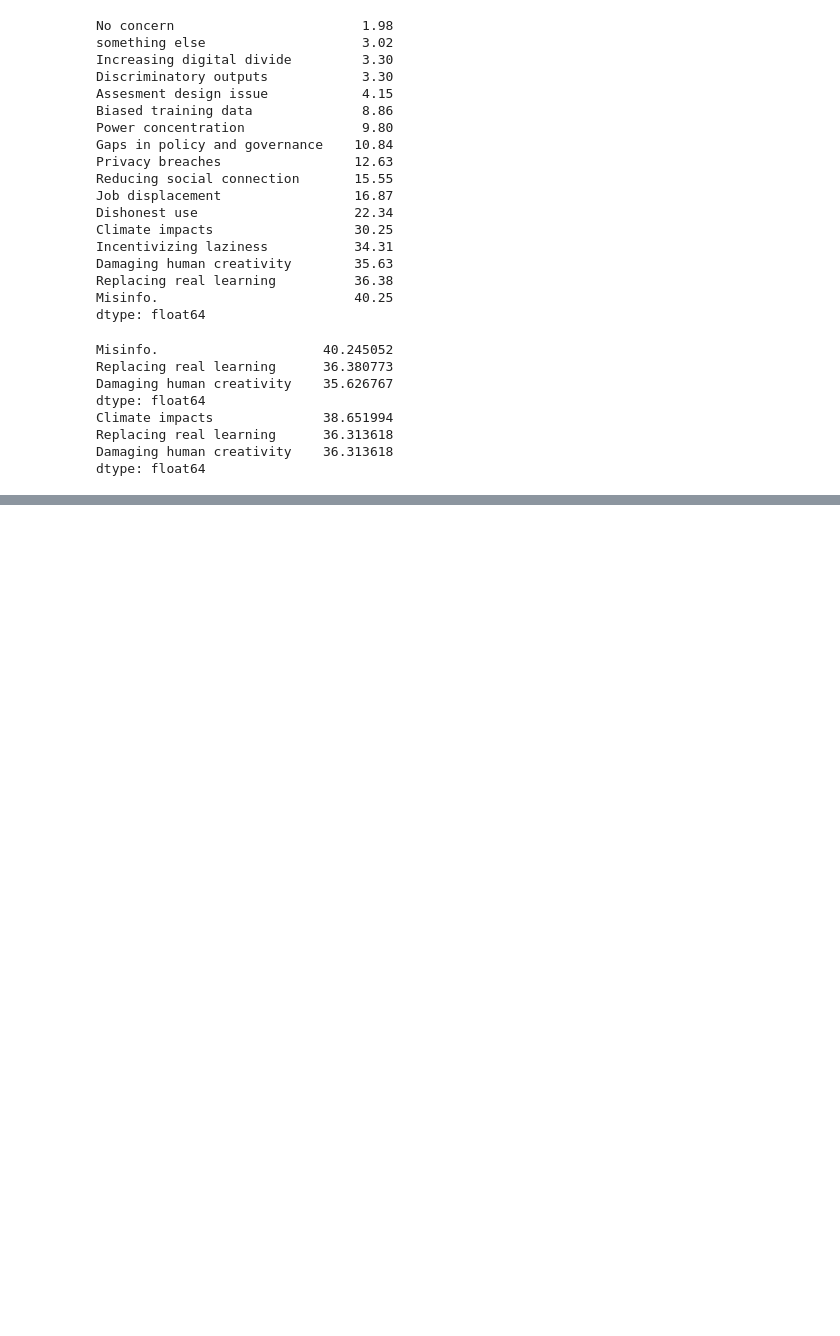
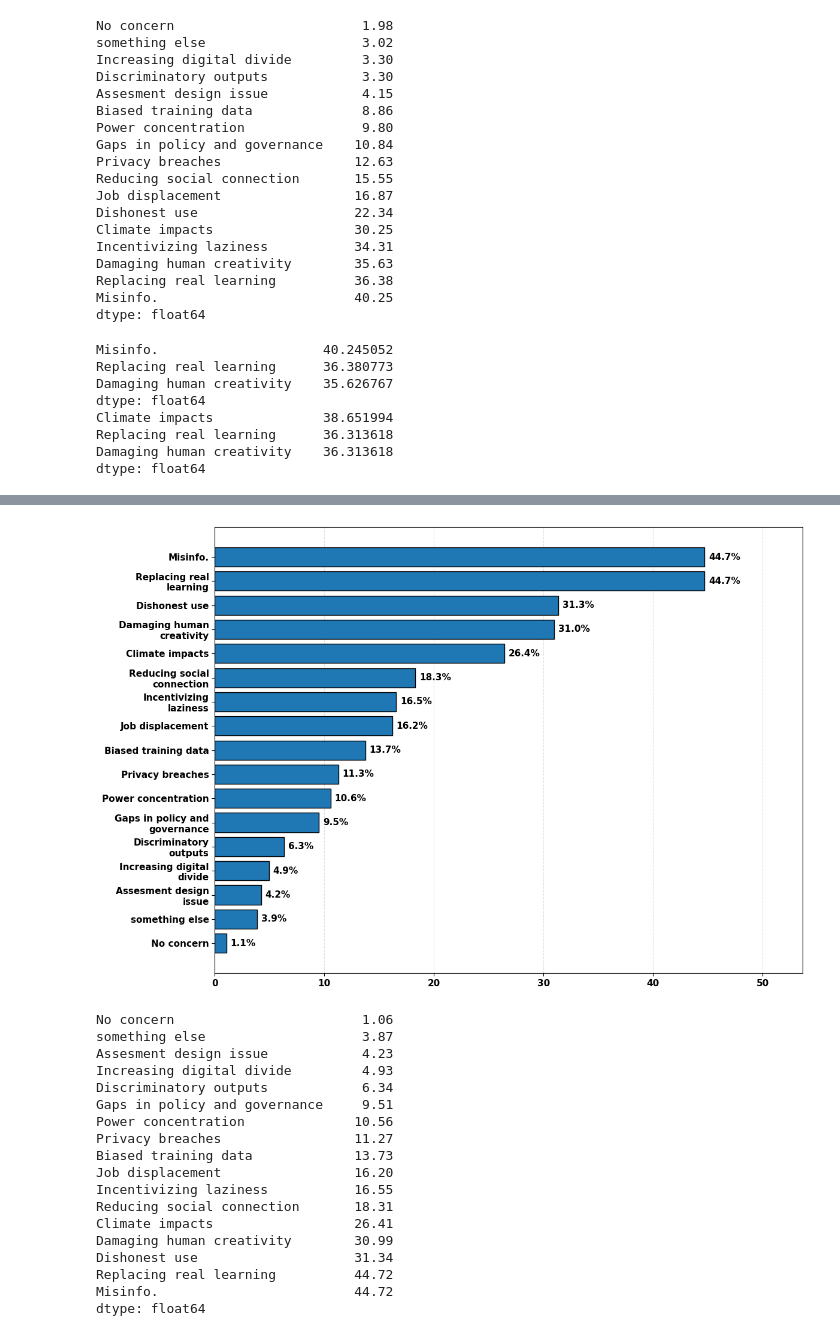
Before and after one commit to JesanOvi/GenAI-Survey-Analysis, a Jupyter notebook: note_books/Survey26.ipynb, the cells around one changed output, grey strips where cells are left out. Drawn from its saved outputs; the diff is of its cells as text; code cells hidden in the pictures; blank space fills up the shorter version.

```diff
--- a/note_books/Survey26.ipynb
+++ b/note_books/Survey26.ipynb
@@ -1521,0 +1750,24 @@ dtype: float64
+# %%
+# 4. Count respondents who answered at least one option
+# Each respondent is counted only once, even if they chose multiple options
+answered_q13 = regular_selected.any(axis=1) | selected_other
+
+print("\n=== Q13 response counts ===")
+print("Total respondents:", len(df_25))
+print("Respondents who answered:", answered_q13.sum())
+print("Respondents who did not answer:", (~answered_q13).sum())
+
+# 5. Count faculty responses (role == 2)
+faculty_mask = role_25 == 2
+
+print("\n=== Faculty Q13 response counts ===")
+print("Total faculty:", faculty_mask.sum())
+print("Faculty who answered:", (answered_q13 & faculty_mask).sum())
+print("Faculty who did not answer:", ((~answered_q13) & faculty_mask).sum())
+
+# 6. Count each concern among faculty
+faculty_concern_25 = regular_selected.loc[faculty_mask].sum()
+faculty_concern_25["something else"] = selected_other.loc[faculty_mask].sum()
+
+print("\n=== faculty concern selections ===")
+print(faculty_concern_25.sort_values(ascending=False))
@@ -1521,0 +1792,33 @@ dtype: float64
+# %%
+n_faculty_answered_25 = (answered_q13 & faculty_mask).sum()
+
+plot_distribution(
+    counts=faculty_concern_25,
+    denominator=n_faculty_answered_25,
+    title="GenAI Concerns — Faculty (2025)",
+    figsize=(12, 8),
+    title_fontsize=16,
+    label_fontsize=13,
+    tick_fontsize=11,
+    value_fontsize=11
+)
+# %% [output]
+[figure, added]
+No concern                        1.06
+something else                    3.87
+Assesment design issue            4.23
+Increasing digital divide         4.93
+Discriminatory outputs            6.34
+Gaps in policy and governance     9.51
+Power concentration              10.56
+Privacy breaches                 11.27
+Biased training data             13.73
+Job displacement                 16.20
+Incentivizing laziness           16.55
+Reducing social connection       18.31
+Climate impacts                  26.41
+Damaging human creativity        30.99
+Dishonest use                    31.34
+Replacing real learning          44.72
+Misinfo.                         44.72
+dtype: float64
```
Also changed, not shown: parts of 81 cells of this notebook.
